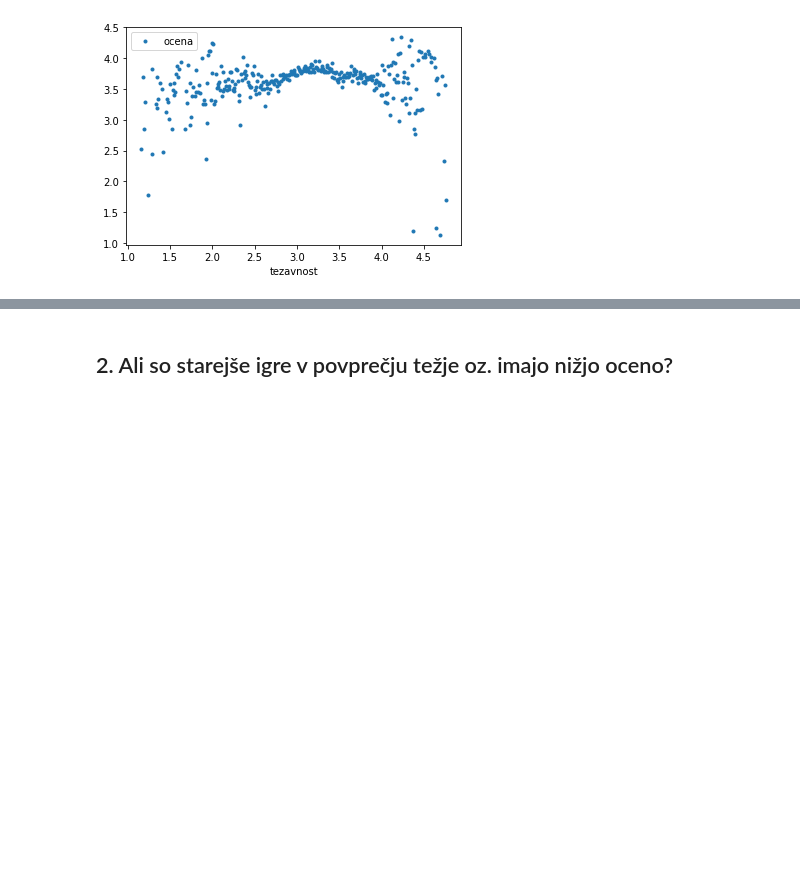
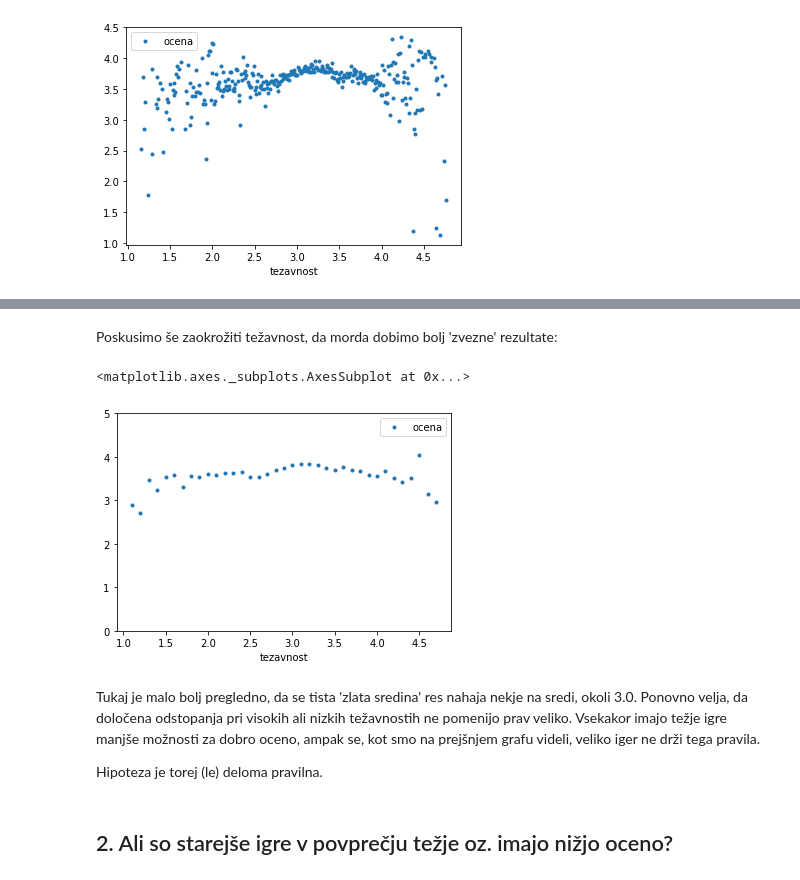
Before and after one commit to TGlinsek/Primerjava-znanih-videoiger, a Jupyter notebook: analiza_podatkov/analiza_iger.ipynb, the cells around one changed output, grey strips where cells are left out. Saved outputs shown, nothing was run; the diff lists cells and outputs as text; code cells hidden in the pictures; blank space fills up the shorter version.

```diff
--- a/analiza_podatkov/analiza_iger.ipynb
+++ b/analiza_podatkov/analiza_iger.ipynb
@@ -95,3 +97,24 @@ Odgovor na vprašanje, ali so težje igre v povprečju slabše ocenjene, ni tako
+# %% [markdown]
+Poskusimo še zaokrožiti težavnost, da morda dobimo bolj 'zvezne' rezultate:
+# %%
+def odstrani_drugo_decimalko(x): return ((x * 10) // 1) / 10
+# %%
+def zaokrožene_težavnosti(dataFrame):  # vrne nov dataFrame, ki ima težavnost posodobljeno s funkcijo 'odstrani_drugo_decimalko'
+    dataFrame['tezavnost'] = odstrani_drugo_decimalko(dataFrame['tezavnost'])
+    return dataFrame
+# %%
+zaokrožena_razpredelnica = zaokrožene_težavnosti(združena_razpredelnica)
+# %%
+po_tezavnosti_povprecje = zaokrožena_razpredelnica.groupby('tezavnost').mean()
+# %%
+po_tezavnosti_povprecje.plot(style='.', ylim=(0,5))
+# %% [output]
+<matplotlib.axes._subplots.AxesSubplot at 0x...>
+[figure, added]
+# %% [markdown]
+Tukaj je malo bolj pregledno, da se tista 'zlata sredina' res nahaja nekje na sredi, okoli 3.0. Ponovno velja, da določena odstopanja pri visokih ali nizkih težavnostih ne pomenijo prav veliko. Vsekakor imajo težje igre manjše možnosti za dobro oceno, ampak se, kot smo na prejšnjem grafu videli, veliko iger ne drži tega pravila.
+
+Hipoteza je torej (le) deloma pravilna.
 # %% [markdown]
 ## 2. Ali so starejše igre v povprečju težje oz. imajo nižjo oceno?
 # %% [markdown]
```
Also changed, not shown: parts of 32 cells of this notebook, 1 other file.
